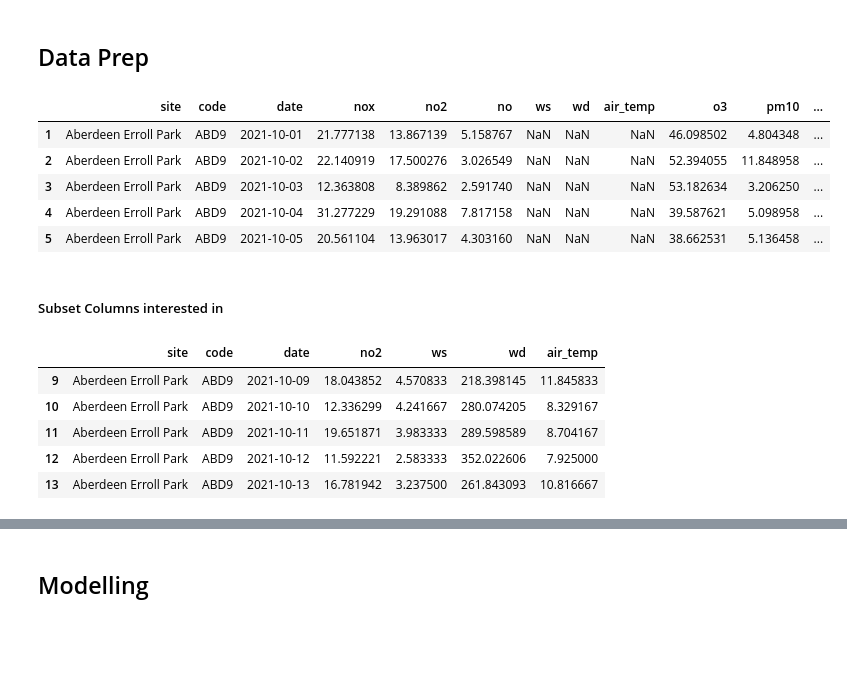
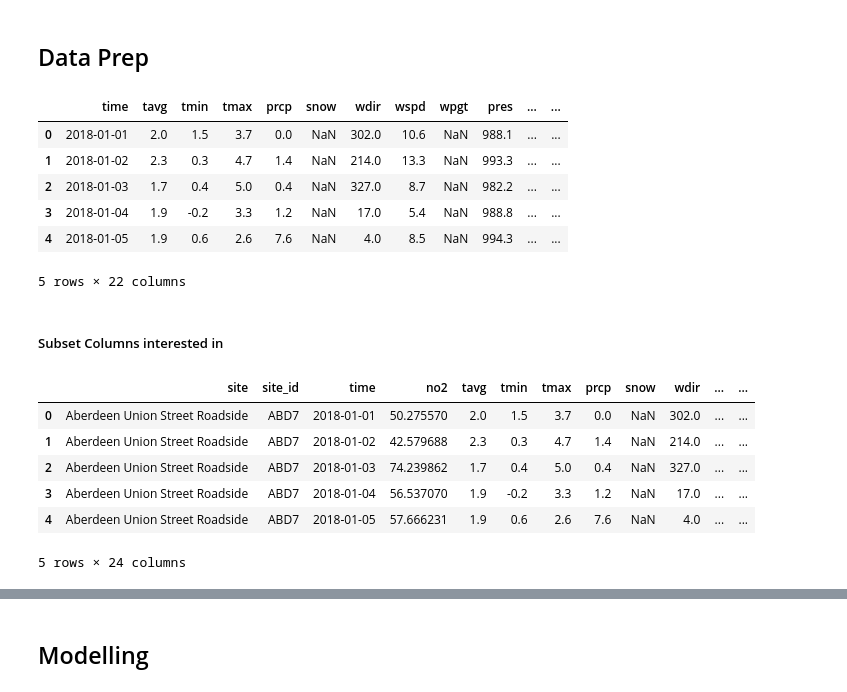
Before and after one commit to airqualityanthony/Community-Air-Quality-System, a Jupyter notebook: AQModelling.ipynb, the cells around one changed output, grey strips where cells are left out. Cells and saved outputs as stored; diff of their text form; code cells hidden in the pictures; blank space fills up the shorter version.

```diff
--- a/AQModelling.ipynb
+++ b/AQModelling.ipynb
@@ -18,15 +5,17 @@ True
 # %% [markdown]
 ## Data Prep
 # %%
-df = pd.read_csv('AURN_2015_2023_daily.csv',index_col=0)
+aq_data = pd.read_csv('AURN_2015_2023_daily.csv',index_col=0)
+output_data = pd.read_csv('output_data.csv')
 # %%
-df.head()
+output_data.head()
 # %% [output]
-|  | site | code | date | nox | no2 | no | ws | wd | air_temp | o3 | pm10 | ... |
-| 1 | Aberdeen Erroll Park | ABD9 | 2021-10-01 | 21.777138 | 13.867139 | 5.158767 | NaN | NaN | NaN | 46.098502 | 4.804348 | ... |
-| 2 | Aberdeen Erroll Park | ABD9 | 2021-10-02 | 22.140919 | 17.500276 | 3.026549 | NaN | NaN | NaN | 52.394055 | 11.848958 | ... |
-| 3 | Aberdeen Erroll Park | ABD9 | 2021-10-03 | 12.363808 | 8.389862 | 2.591740 | NaN | NaN | NaN | 53.182634 | 3.206250 | ... |
-| 4 | Aberdeen Erroll Park | ABD9 | 2021-10-04 | 31.277229 | 19.291088 | 7.817158 | NaN | NaN | NaN | 39.587621 | 5.098958 | ... |
-| 5 | Aberdeen Erroll Park | ABD9 | 2021-10-05 | 20.561104 | 13.963017 | 4.303160 | NaN | NaN | NaN | 38.662531 | 5.136458 | ... |
+|  | time | tavg | tmin | tmax | prcp | snow | wdir | wspd | wpgt | pres | ... | ... |
+| 0 | 2018-01-01 | 2.0 | 1.5 | 3.7 | 0.0 | NaN | 302.0 | 10.6 | NaN | 988.1 | ... | ... |
+| 1 | 2018-01-02 | 2.3 | 0.3 | 4.7 | 1.4 | NaN | 214.0 | 13.3 | NaN | 993.3 | ... | ... |
+| 2 | 2018-01-03 | 1.7 | 0.4 | 5.0 | 0.4 | NaN | 327.0 | 8.7 | NaN | 982.2 | ... | ... |
+| 3 | 2018-01-04 | 1.9 | -0.2 | 3.3 | 1.2 | NaN | 17.0 | 5.4 | NaN | 988.8 | ... | ... |
+| 4 | 2018-01-05 | 1.9 | 0.6 | 2.6 | 7.6 | NaN | 4.0 | 8.5 | NaN | 994.3 | ... | ... |
+5 rows × 22 columns
 # %% [markdown]
 ##### Subset Columns interested in
@@ -39,9 +21,0 @@ data = data.dropna()
-# %%
-data.head()
-# %% [output]
-|  | site | code | date | no2 | ws | wd | air_temp |
-| 9 | Aberdeen Erroll Park | ABD9 | 2021-10-09 | 18.043852 | 4.570833 | 218.398145 | 11.845833 |
-| 10 | Aberdeen Erroll Park | ABD9 | 2021-10-10 | 12.336299 | 4.241667 | 280.074205 | 8.329167 |
-| 11 | Aberdeen Erroll Park | ABD9 | 2021-10-11 | 19.651871 | 3.983333 | 289.598589 | 8.704167 |
-| 12 | Aberdeen Erroll Park | ABD9 | 2021-10-12 | 11.592221 | 2.583333 | 352.022606 | 7.925000 |
-| 13 | Aberdeen Erroll Park | ABD9 | 2021-10-13 | 16.781942 | 3.237500 | 261.843093 | 10.816667 |
@@ -51,0 +22,18 @@ data['month'] = data['date'].dt.to_period('M')
+# %%
+## select columns
+aq_no2 = aq_data[['site','code','date','no2']].copy()
+## merge with output_data at code and date.
+aq_no2.rename(columns={"code": "site_id", "date": "time"},inplace=True)
+
+
+data = aq_no2.merge(output_data, on=['time', 'site_id'])
+
+data.head()
+# %% [output]
+|  | site | site_id | time | no2 | tavg | tmin | tmax | prcp | snow | wdir | ... | ... |
+| 0 | Aberdeen Union Street Roadside | ABD7 | 2018-01-01 | 50.275570 | 2.0 | 1.5 | 3.7 | 0.0 | NaN | 302.0 | ... | ... |
+| 1 | Aberdeen Union Street Roadside | ABD7 | 2018-01-02 | 42.579688 | 2.3 | 0.3 | 4.7 | 1.4 | NaN | 214.0 | ... | ... |
+| 2 | Aberdeen Union Street Roadside | ABD7 | 2018-01-03 | 74.239862 | 1.7 | 0.4 | 5.0 | 0.4 | NaN | 327.0 | ... | ... |
+| 3 | Aberdeen Union Street Roadside | ABD7 | 2018-01-04 | 56.537070 | 1.9 | -0.2 | 3.3 | 1.2 | NaN | 17.0 | ... | ... |
+| 4 | Aberdeen Union Street Roadside | ABD7 | 2018-01-05 | 57.666231 | 1.9 | 0.6 | 2.6 | 7.6 | NaN | 4.0 | ... | ... |
+5 rows × 24 columns
```
Also changed, not shown: parts of 18 cells of this notebook, 5 other files.
